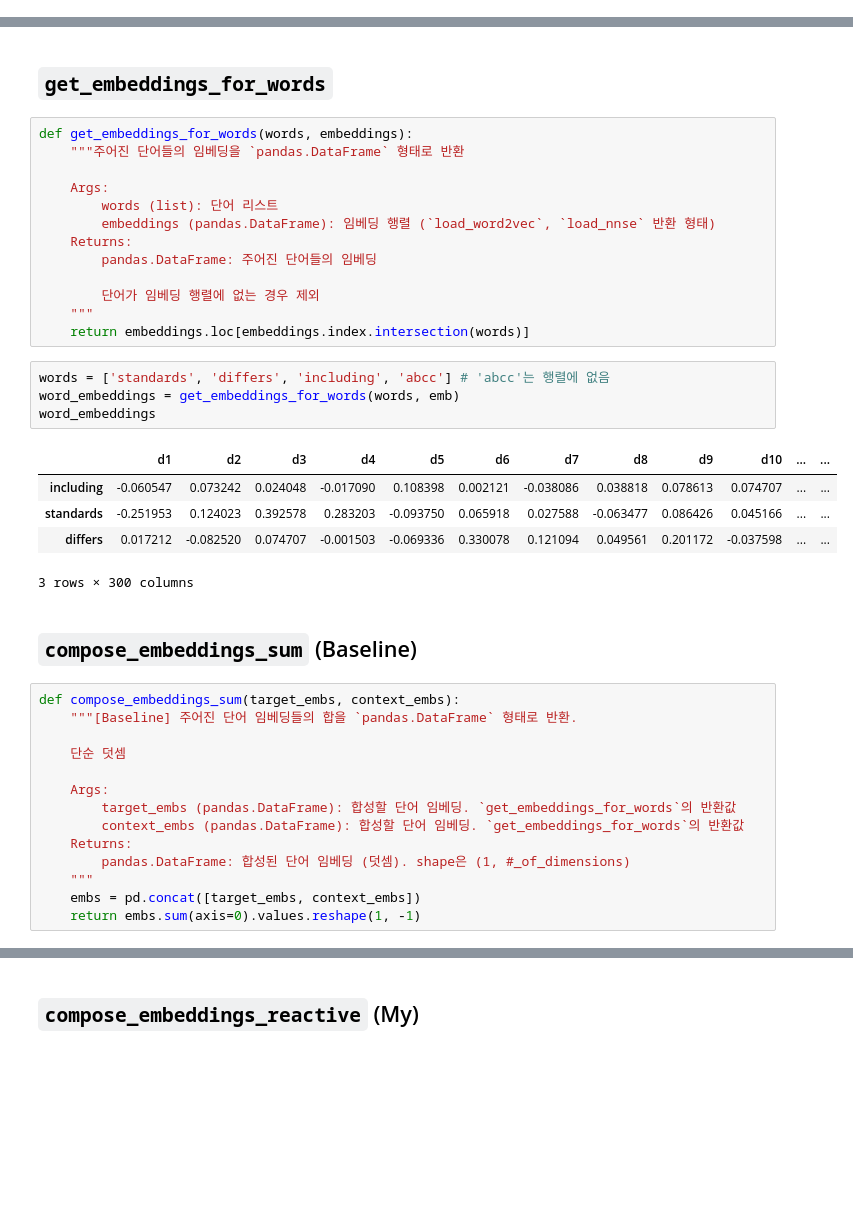
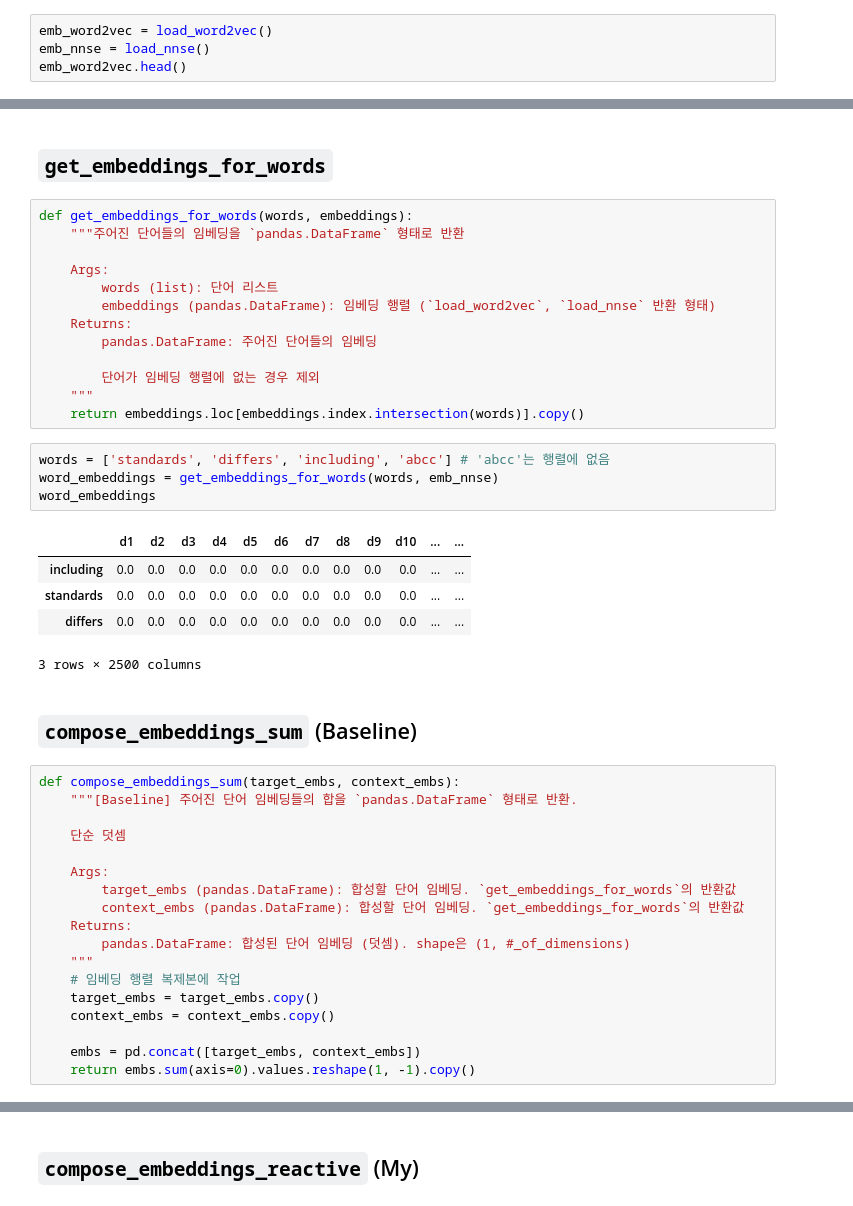
Before and after one commit to kyoungrok0517/naver-1st-yr, a Jupyter notebook: 180612_naver_experiment_2.ipynb, the cells around one changed output, grey strips where cells are left out. Drawn from its saved outputs; the diff is of its cells as text; blank space fills up the shorter version.

```diff
--- a/180612_naver_experiment_2.ipynb
+++ b/180612_naver_experiment_2.ipynb
@@ -71,0 +60,4 @@ emb.head()
+# %%
+emb_word2vec = load_word2vec()
+emb_nnse = load_nnse()
+emb_word2vec.head()
@@ -87,17 +89,17 @@ def get_embeddings_for_words(words, embeddings):
 
         단어가 임베딩 행렬에 없는 경우 제외
     """
-    return embeddings.loc[embeddings.index.intersection(words)]
+    return embeddings.loc[embeddings.index.intersection(words)].copy()
 # %%
 words = ['standards', 'differs', 'including', 'abcc'] # 'abcc'는 행렬에 없음
-word_embeddings = get_embeddings_for_words(words, emb)
+word_embeddings = get_embeddings_for_words(words, emb_nnse)
 word_embeddings
 # %% [output]
 |  | d1 | d2 | d3 | d4 | d5 | d6 | d7 | d8 | d9 | d10 | ... | ... |
-| including | -0.060547 | 0.073242 | 0.024048 | -0.017090 | 0.108398 | 0.002121 | -0.038086 | 0.038818 | 0.078613 | 0.074707 | ... | ... |
-| standards | -0.251953 | 0.124023 | 0.392578 | 0.283203 | -0.093750 | 0.065918 | 0.027588 | -0.063477 | 0.086426 | 0.045166 | ... | ... |
-| differs | 0.017212 | -0.082520 | 0.074707 | -0.001503 | -0.069336 | 0.330078 | 0.121094 | 0.049561 | 0.201172 | -0.037598 | ... | ... |
+| including | 0.0 | 0.0 | 0.0 | 0.0 | 0.0 | 0.0 | 0.0 | 0.0 | 0.0 | 0.0 | ... | ... |
+| standards | 0.0 | 0.0 | 0.0 | 0.0 | 0.0 | 0.0 | 0.0 | 0.0 | 0.0 | 0.0 | ... | ... |
+| differs | 0.0 | 0.0 | 0.0 | 0.0 | 0.0 | 0.0 | 0.0 | 0.0 | 0.0 | 0.0 | ... | ... |
-3 rows × 300 columns
+3 rows × 2500 columns
 # %% [markdown]
 ## `compose_embeddings_sum` (Baseline)
 # %%
@@ -112,6 +114,10 @@ def compose_embeddings_sum(target_embs, context_embs):
     Returns:
         pandas.DataFrame: 합성된 단어 임베딩 (덧셈). shape은 (1, #_of_dimensions)
     """
+    # 임베딩 행렬 복제본에 작업
+    target_embs = target_embs.copy()
+    context_embs = context_embs.copy()
+
     embs = pd.concat([target_embs, context_embs])
-    return embs.sum(axis=0).values.reshape(1, -1)
+    return embs.sum(axis=0).values.reshape(1, -1).copy()
 # %%
```
Also changed, not shown: parts of 13 cells of this notebook.
